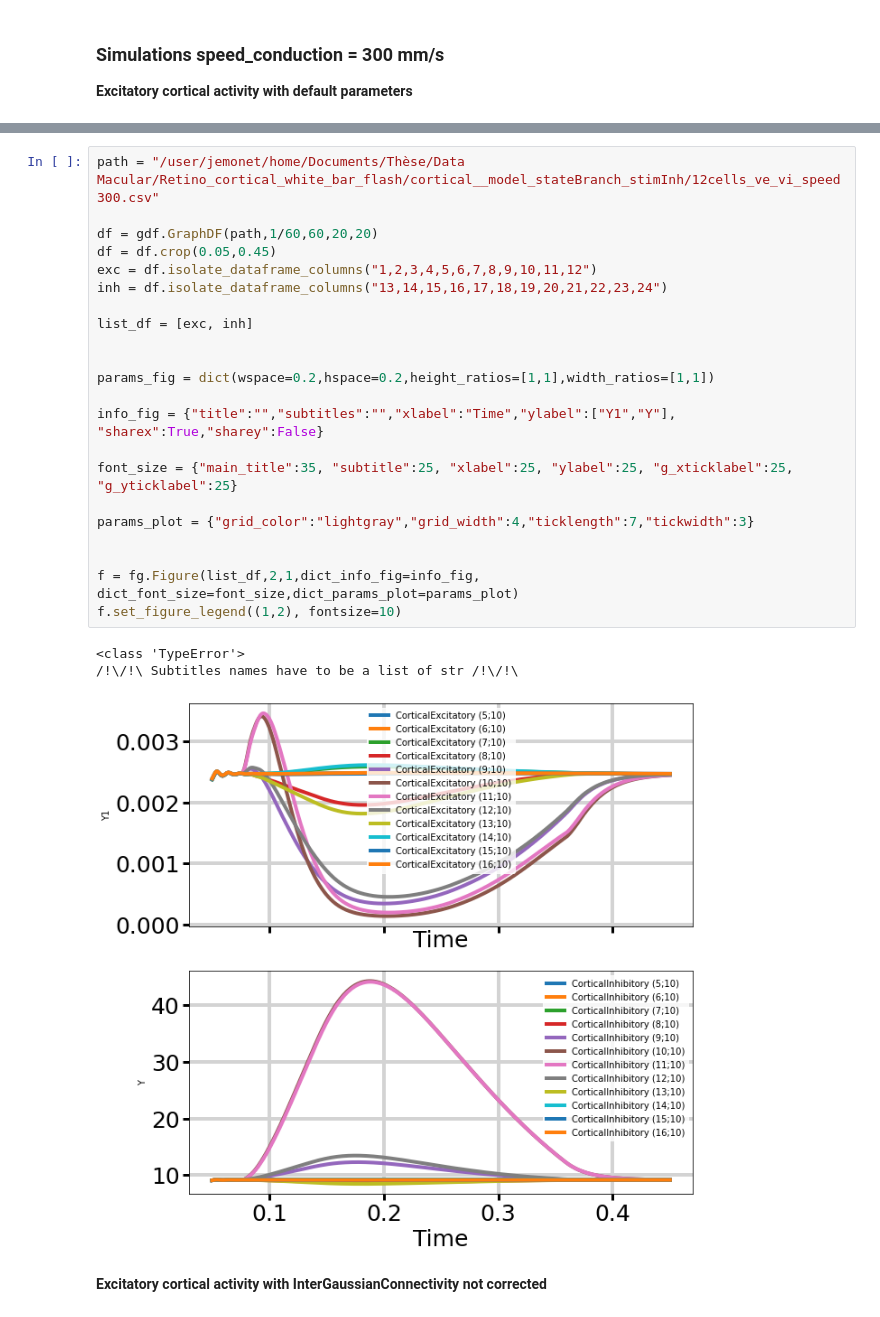
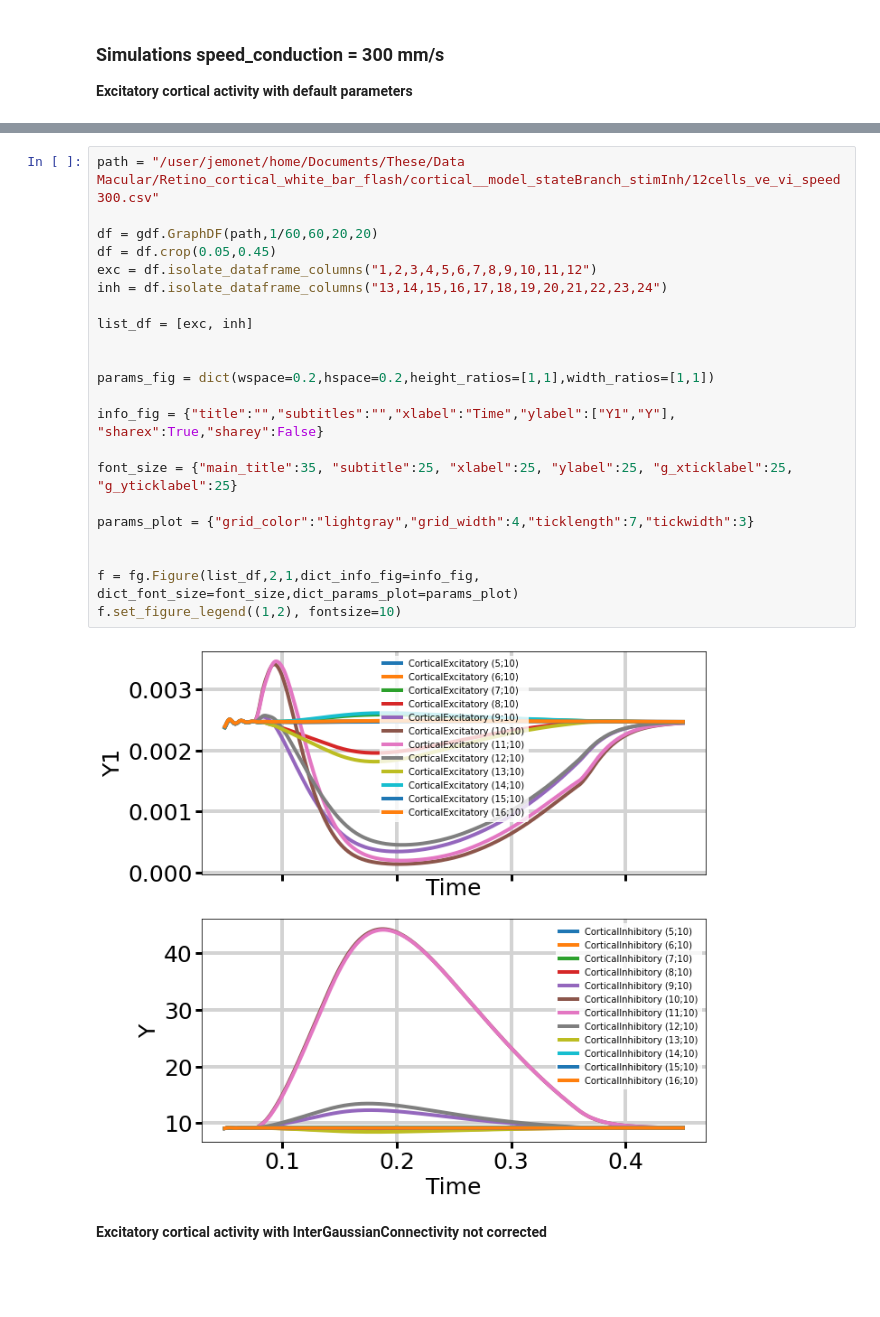
Before and after one commit to JEmonet67/figure_lib, a Jupyter notebook: Graphes retinocortical cortex branch states.ipynb, the cells around one changed output, grey strips where cells are left out. Cells and saved outputs as stored; diff of their text form; blank space fills up the shorter version.

```diff
--- a/Graphes retinocortical cortex branch states.ipynb
+++ b/Graphes retinocortical cortex branch states.ipynb
@@ -215,30 +262,28 @@ f.set_figure_legend((1,2,3), fontsize=15)
 # %%
-path = "/user/jemonet/home/Documents/Thèse/Data Macular/Retino_cortical_white_bar_flash/cortical__model_stateBranch_stimInh/12cells_ve_vi_speed300.csv"
+path = "/user/jemonet/home/Documents/These/Data Macular/Retino_cortical_white_bar_flash/cortical__model_stateBranch_stimInh/12cells_ve_vi_speed300.csv"
 
 df = gdf.GraphDF(path,1/60,60,20,20)
 df = df.crop(0.05,0.45)
 exc = df.isolate_dataframe_columns("1,2,3,4,5,6,7,8,9,10,11,12")
 inh = df.isolate_dataframe_columns("13,14,15,16,17,18,19,20,21,22,23,24")
 
 list_df = [exc, inh]
 
 
 params_fig = dict(wspace=0.2,hspace=0.2,height_ratios=[1,1],width_ratios=[1,1])
 
 info_fig = {"title":"","subtitles":"","xlabel":"Time","ylabel":["Y1","Y"],
 "sharex":True,"sharey":False}
 
 font_size = {"main_title":35, "subtitle":25, "xlabel":25, "ylabel":25, "g_xticklabel":25, "g_yticklabel":25}
 
 params_plot = {"grid_color":"lightgray","grid_width":4,"ticklength":7,"tickwidth":3}
 
 
 f = fg.Figure(list_df,2,1,dict_info_fig=info_fig, dict_font_size=font_size,dict_params_plot=params_plot)
 f.set_figure_legend((1,2), fontsize=10)
 # %% [output]
-<class 'TypeError'>
-/!\/!\ Subtitles names have to be a list of str /!\/!\
-[figure, old version]
+[figure, new version]
 # %% [markdown]
 **Excitatory cortical activity with InterGaussianConnectivity not corrected**
 # %%
```
Also changed, not shown: parts of 3 cells of this notebook, 5 other files.
